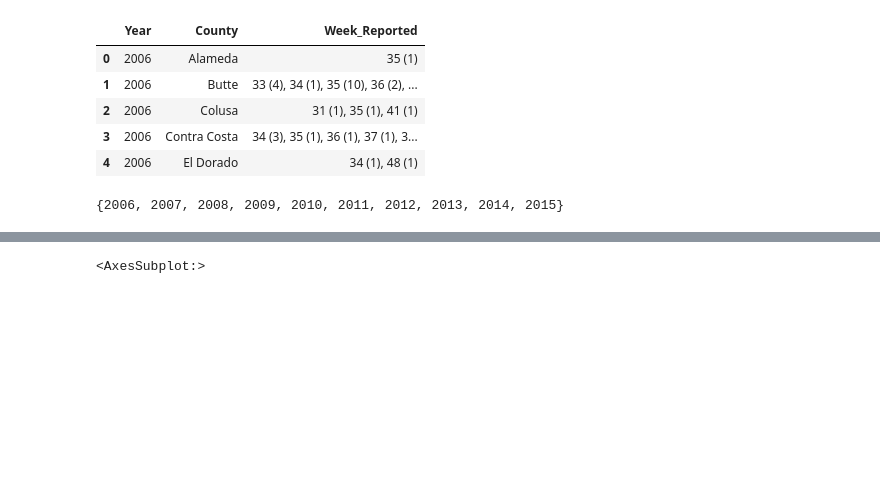
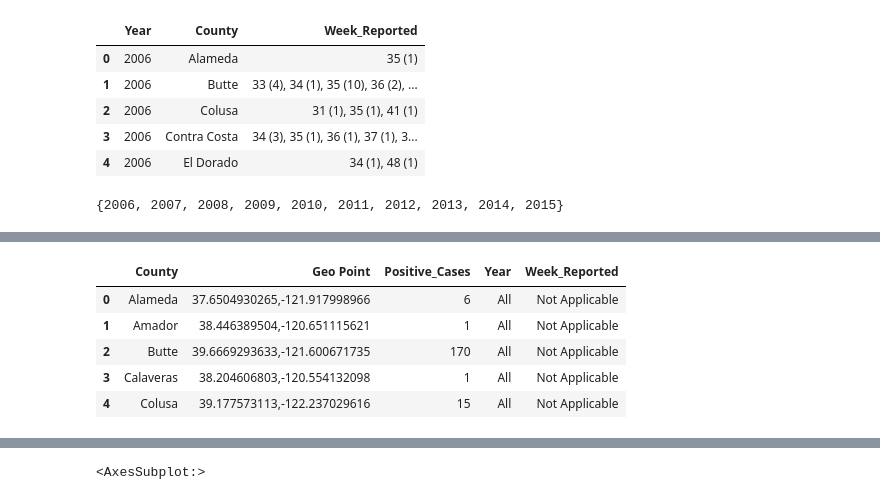
Before and after one commit to raulgiovannymartinez/Data-Visualization-DSE241, a Jupyter notebook: Exercise 7/Folium Python Exploration.ipynb, the cells around one changed output, grey strips where cells are left out. Drawn from its saved outputs; the diff is of its cells as text; code cells hidden in the pictures; blank space fills up the shorter version.

```diff
--- a/Exercise 7/Folium Python Exploration.ipynb
+++ b/Exercise 7/Folium Python Exploration.ipynb
@@ -189 +188,14 @@ geometry           46
 dtype: int64
+# %%
+df_all_years = df_final.groupby(['County', 'Geo Point'], as_index=False)['Positive_Cases'].sum()
+df_all_years['Year'] = 'All'
+df_all_years['Week_Reported'] = 'Not Applicable'
+
+df_all_years.head()
+# %% [output]
+|  | County | Geo Point | Positive_Cases | Year | Week_Reported |
+| 0 | Alameda | 37.6504930265,-121.917998966 | 6 | All | Not Applicable |
+| 1 | Amador | 38.446389504,-120.651115621 | 1 | All | Not Applicable |
+| 2 | Butte | 39.6669293633,-121.600671735 | 170 | All | Not Applicable |
+| 3 | Calaveras | 38.204606803,-120.554132098 | 1 | All | Not Applicable |
+| 4 | Colusa | 39.177573113,-122.237029616 | 15 | All | Not Applicable |
```
Also changed, not shown: parts of 12 cells of this notebook, 1 other file.
